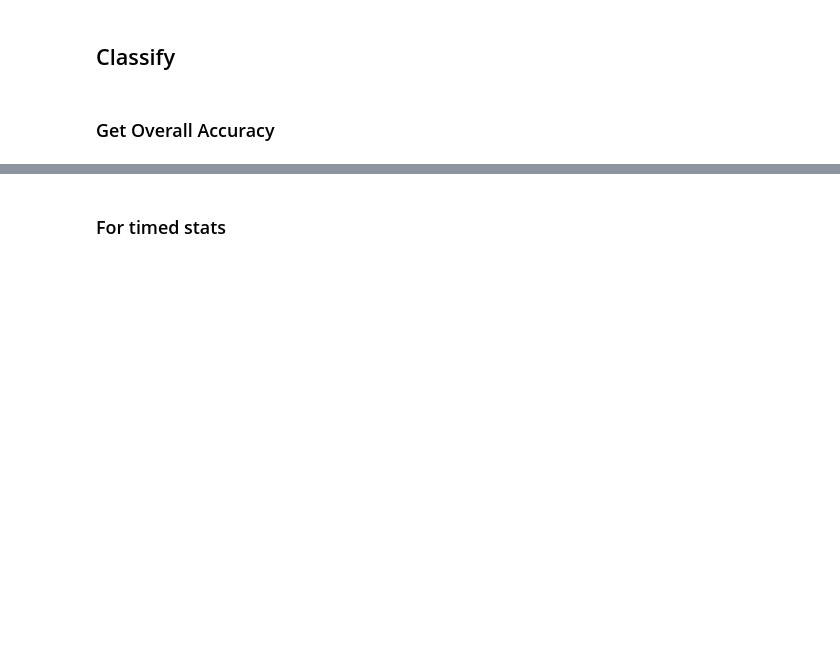
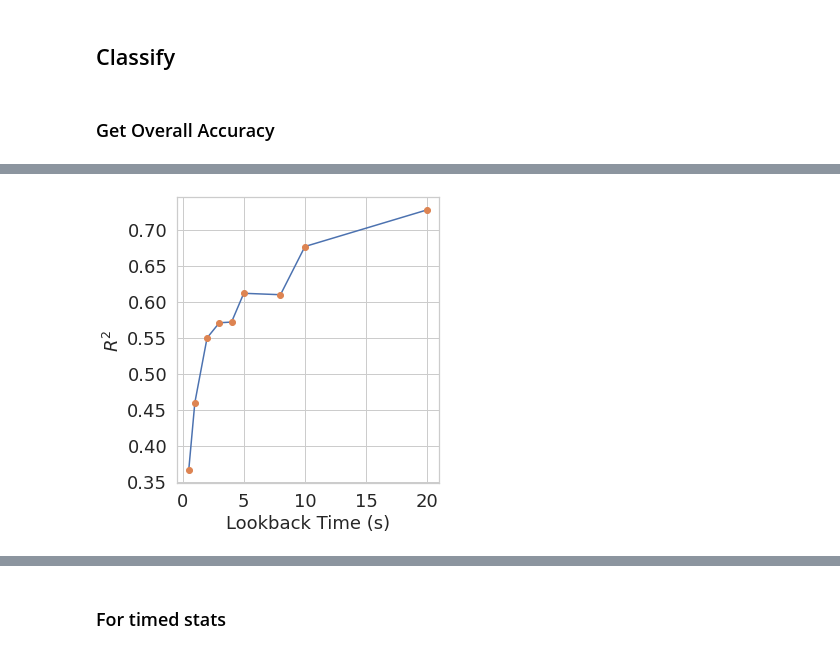
Before and after one commit to arunavanag591/odor_analysis, a Jupyter notebook: data_exploration/dataClassification.ipynb, the cells around one changed output, grey strips where cells are left out. Cells and saved outputs as stored; diff of their text form; code cells hidden in the pictures; blank space fills up the shorter version.

```diff
--- a/data_exploration/dataClassification.ipynb
+++ b/data_exploration/dataClassification.ipynb
@@ -196,0 +341,20 @@ Xtest = stack_arrays(Xtest)
+# %%
+f,ax = plt.subplots(1,1,figsize=(5,5))
+ax.plot([0.5,1,2,3,4,5,8,10,20],[0.366,0.46,0.55,0.571,0.572,0.612,0.61,0.677,0.728])
+ax.plot([0.5,1,2,3,4,5,8,10,20],[0.366,0.46,0.55,0.571,0.572,0.612,0.61,0.677,0.728],'o')
+
+
+ax.set_xlabel('Lookback Time (s)')
+ax.set_ylabel('$R^2$')
+# ax.set_xlim(0,)
+# mpl_functions.adjust_spines(ax,['left','bottom'],spine_locations={},
+#                                 smart_bounds=True,
+# #                                 xticks=[0.5,1,2,3,4,5,8,10,20],
+# #                                 yticks=[-10,20,60],
+#                                 linewidth=1)
+figurefirst.mpl_functions.set_fontsize(f, 18)
+f.tight_layout(pad=1)
+# plt.show()
+# f.savefig('../../Figure/Rsquarelookback.jpeg', dpi=300, bbox_inches = "tight")
+# %% [output]
+[figure, added]
```
Also changed, not shown: parts of 31 cells of this notebook, 2 other files.
